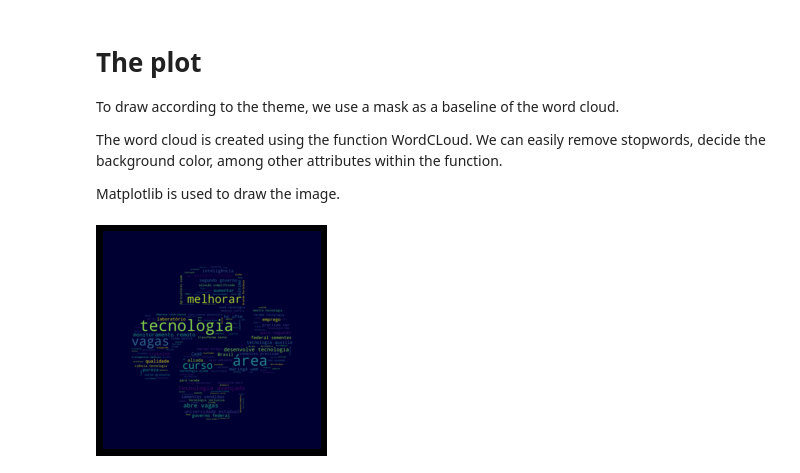
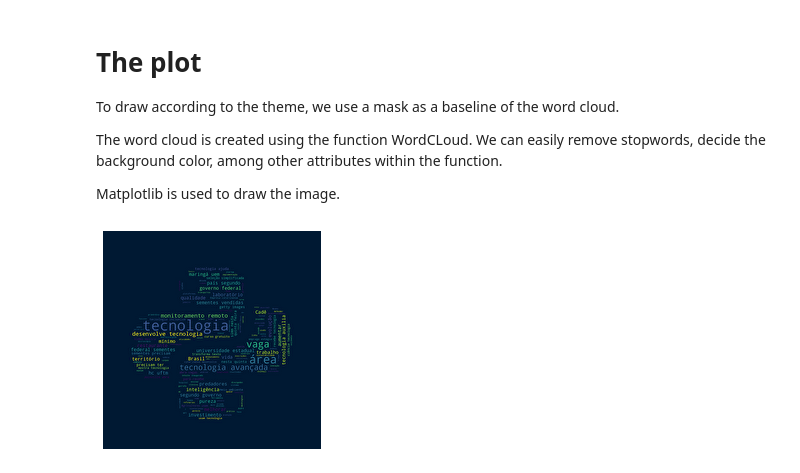
Before and after one commit to rogeriopedroso/tecnologia_webscraping, a Jupyter notebook: webScraping-wordCloud.ipynb, the cells around one changed output. Drawn from its saved outputs; the diff is of its cells as text; code cells hidden in the pictures.

```diff
--- a/webScraping-wordCloud.ipynb
+++ b/webScraping-wordCloud.ipynb
@@ -111,7 +111,7 @@ import nltk
 
 # nltk.download('stopwords')
 
-stopwords = nltk.corpus.stopwords.words('portuguese') + ['cop']
+stopwords = nltk.corpus.stopwords.words('portuguese') + ['tec']
 comment_words = ''
 
 tokens = texto.split()
@@ -129,24 +129,24 @@ The word cloud is created using the function WordCLoud. We can easily remove sto
 Matplotlib is used to draw the image.
 # %%
 import matplotlib.pyplot as plt
+import matplotlib.colors as mcolor
 import numpy as np
 from PIL import Image
-#from PIL import Imagenltk.download('stopwords')
 from wordcloud import WordCloud
 
 mask = np.array(Image.open('./PythonMask2.png'))
 
 wordcloud = WordCloud(mask = mask, margin = 10,
-                background_color ='rgb(0, 0, 51)',
+                background_color ='rgb(0, 25, 51)',
                 stopwords = stopwords,
                 min_font_size = 10).generate(comment_words)
 
 
 default_colors = wordcloud.to_array()
 plt.figure()
-plt.imshow(default_colors, interpolation="bilinear")
+plt.imshow(default_colors, interpolation='sinc')
 wordcloud.to_file("wordcloud2.png")
 plt.axis("off")
 plt.show()
 # %% [output]
-[figure, old version]
+[figure, new version]
```
Also changed, not shown: parts of 2 cells of this notebook, 2 other files.
